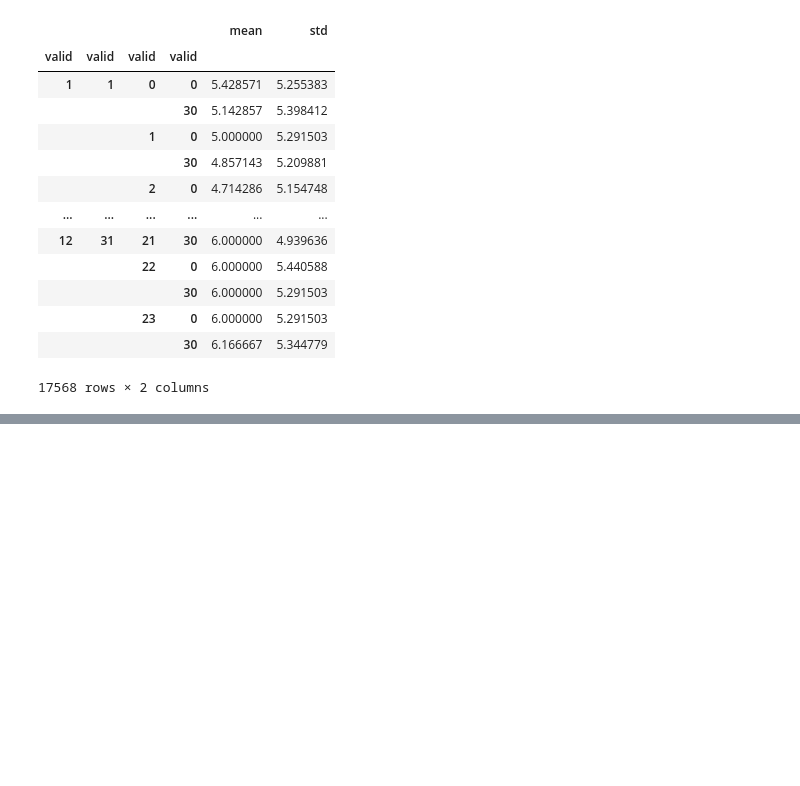
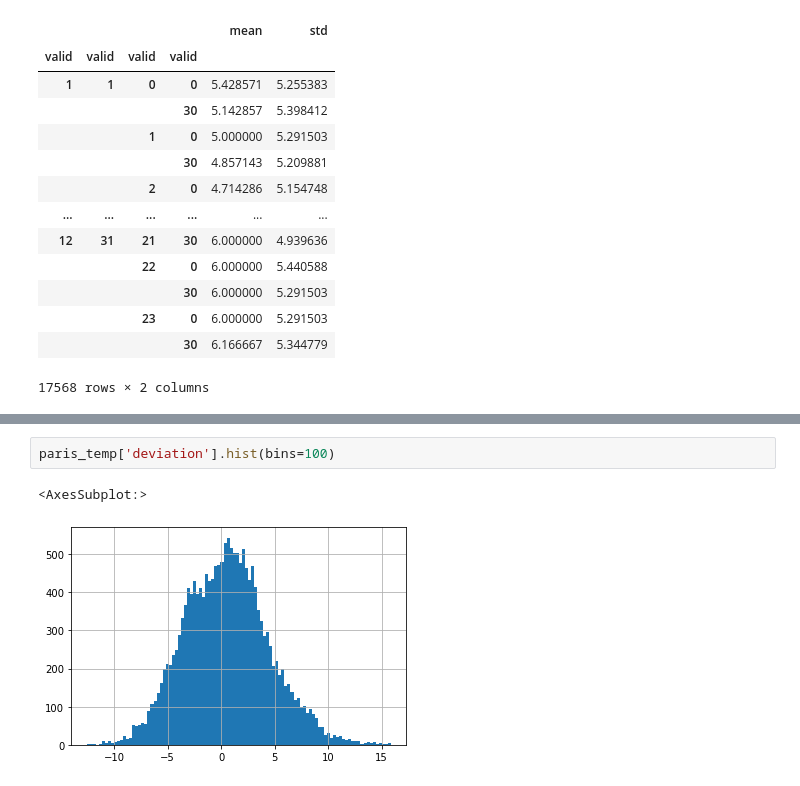
Before and after one commit to camilo-s/Aufgabe, a Jupyter notebook: aufgabe_draft.ipynb, the cells around one changed output, grey strips where cells are left out. Drawn from its saved outputs; the diff is of its cells as text; blank space fills up the shorter version.

```diff
--- a/aufgabe_draft.ipynb
+++ b/aufgabe_draft.ipynb
@@ -451,0 +663,5 @@ paris_temp_avg.loc[~((paris_temp_avg.index.get_level_values(0)==2) & (paris_temp
+# %%
+paris_temp['deviation'].hist(bins=100)
+# %% [output]
+<AxesSubplot:>
+[figure, added]
```
Also changed, not shown: parts of 31 cells of this notebook.
